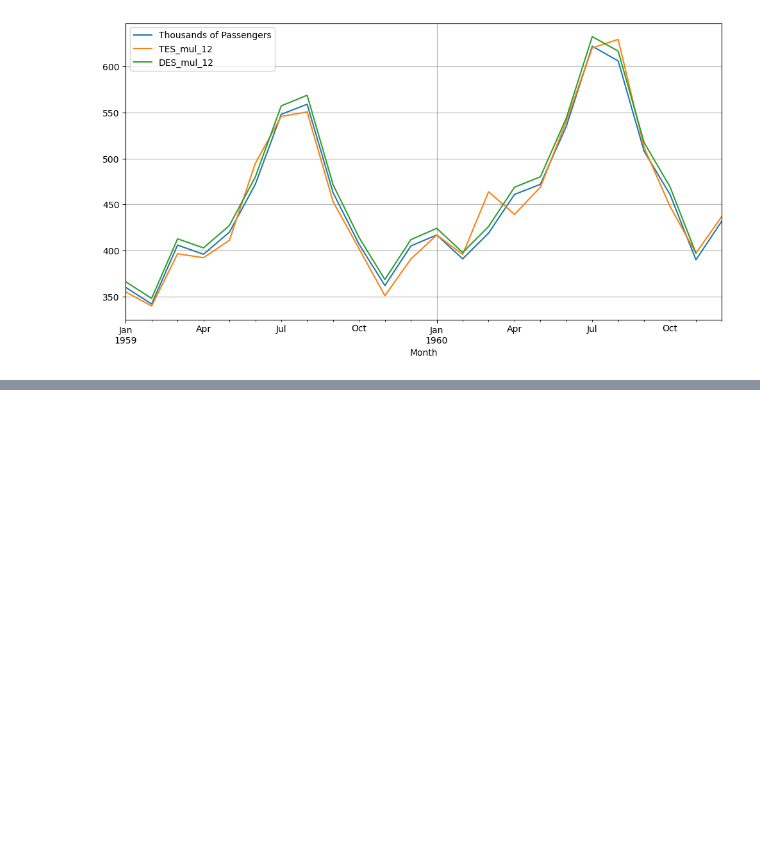
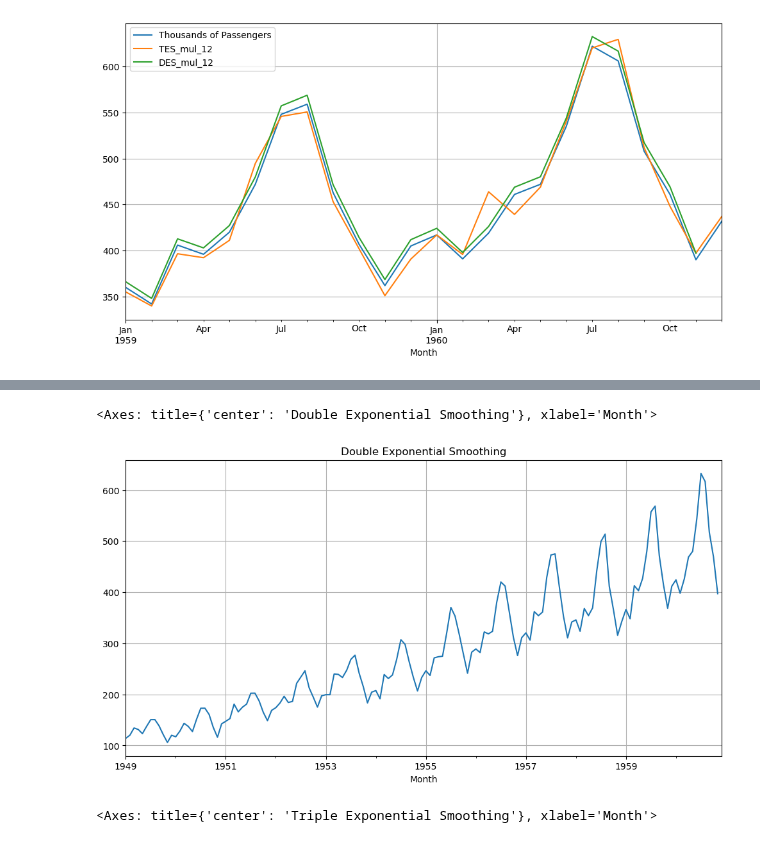
Before and after one commit to Shiska07/Data-Science-and-Machine-Learning, a Jupyter notebook: Time-Series-Analysis/Holt-Winters Method.ipynb, the cells around one changed output, grey strips where cells are left out. Saved outputs shown, nothing was run; the diff lists cells and outputs as text; code cells hidden in the pictures; blank space fills up the shorter version.

```diff
--- a/Time-Series-Analysis/Holt-Winters Method.ipynb
+++ b/Time-Series-Analysis/Holt-Winters Method.ipynb
@@ -135,0 +143,9 @@ df[['Thousands of Passengers', 'TES_mul_12', 'DES_mul_12']].iloc[-24:].plot(figs
+# %%
+df['DES_mul_12'].plot(figsize = (12,6), grid = True, title = "Double Exponential Smoothing")
+# %% [output]
+<Axes: title={'center': 'Double Exponential Smoothing'}, xlabel='Month'>
+[figure, added]
+# %%
+df['TES_mul_12'].plot(figsize = (12,6), grid = True, title = "Triple Exponential Smoothing")
+# %% [output]
+<Axes: title={'center': 'Triple Exponential Smoothing'}, xlabel='Month'>
```
Also changed, not shown: parts of 2 cells of this notebook.
